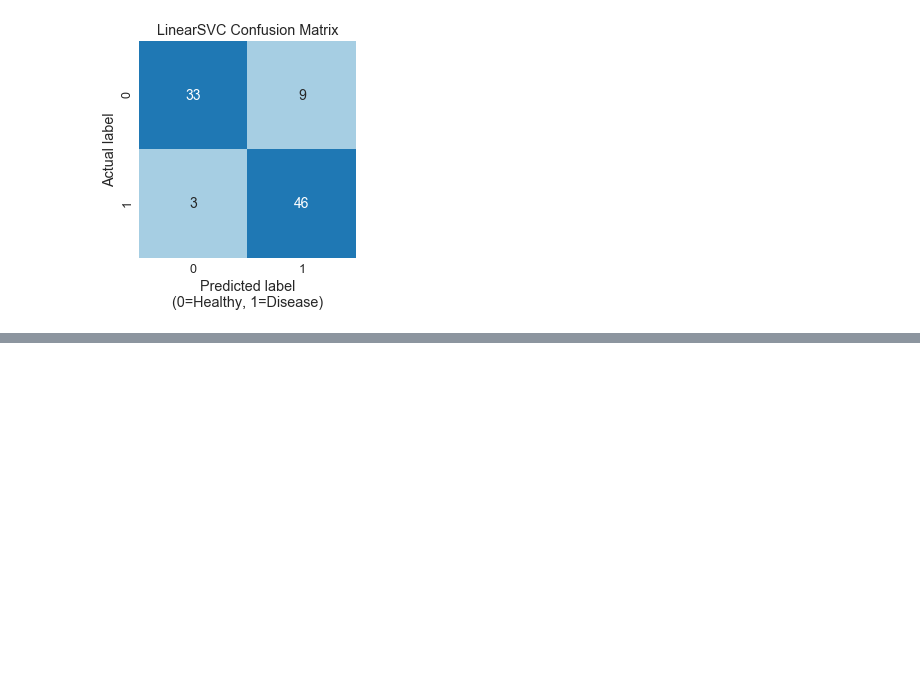
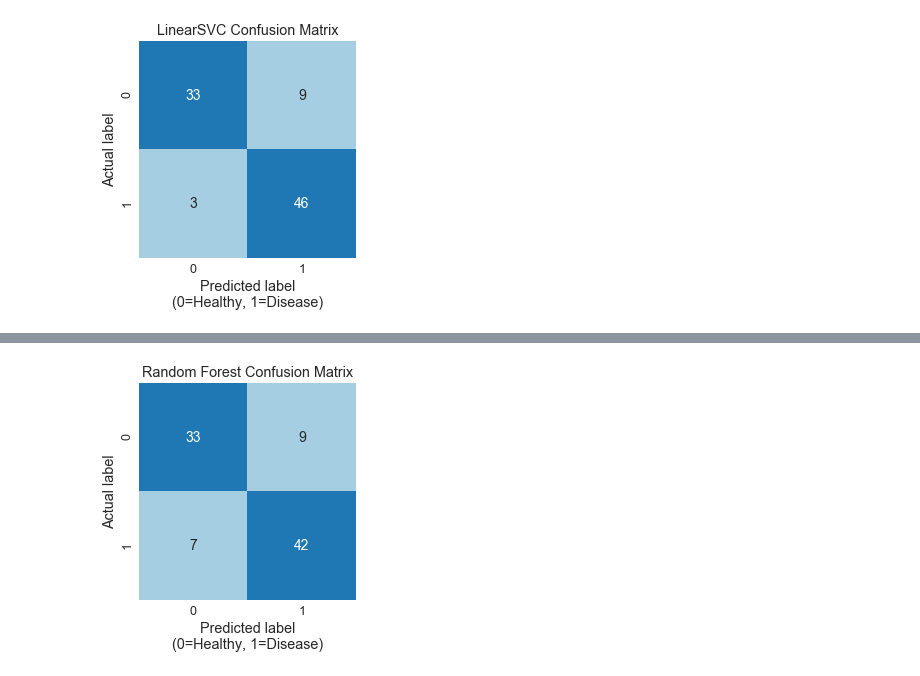
Before and after one commit to CarolineKeegan/HeartDisease-Modeling, a Jupyter notebook: HeartDiseaseModel.ipynb, the cells around one changed output, grey strips where cells are left out. Drawn from its saved outputs; the diff is of its cells as text; code cells hidden in the pictures; blank space fills up the shorter version.

Commit message:
Random Forest Classifier

```diff
--- a/HeartDiseaseModel.ipynb
+++ b/HeartDiseaseModel.ipynb
@@ -164,0 +192,5 @@ plt.title('LinearSVC Confusion Matrix');
+# %%
+# n_estimators=100 to match default for future version of sklearn
+rfc = RandomForestClassifier(n_estimators=100, random_state=random_seed)
+# %%
+rfc.fit(X_train, y_train)
@@ -164,0 +205,2 @@ plt.title('LinearSVC Confusion Matrix');
+# %%
+r_pred = rfc.predict(X_test)
@@ -164,0 +218,8 @@ plt.title('LinearSVC Confusion Matrix');
+# %%
+sns.heatmap(metrics.confusion_matrix(y_test, r_pred), cmap=sns.color_palette('Paired', 2),
+            annot=True, annot_kws={'size':14}, cbar=False, square=True)
+plt.xlabel('Predicted label\n(0=Healthy, 1=Disease)')
+plt.ylabel('Actual label')
+plt.title('Random Forest Confusion Matrix');
+# %% [output]
+[figure, added]
```
Also changed, not shown: parts of 38 cells of this notebook.
